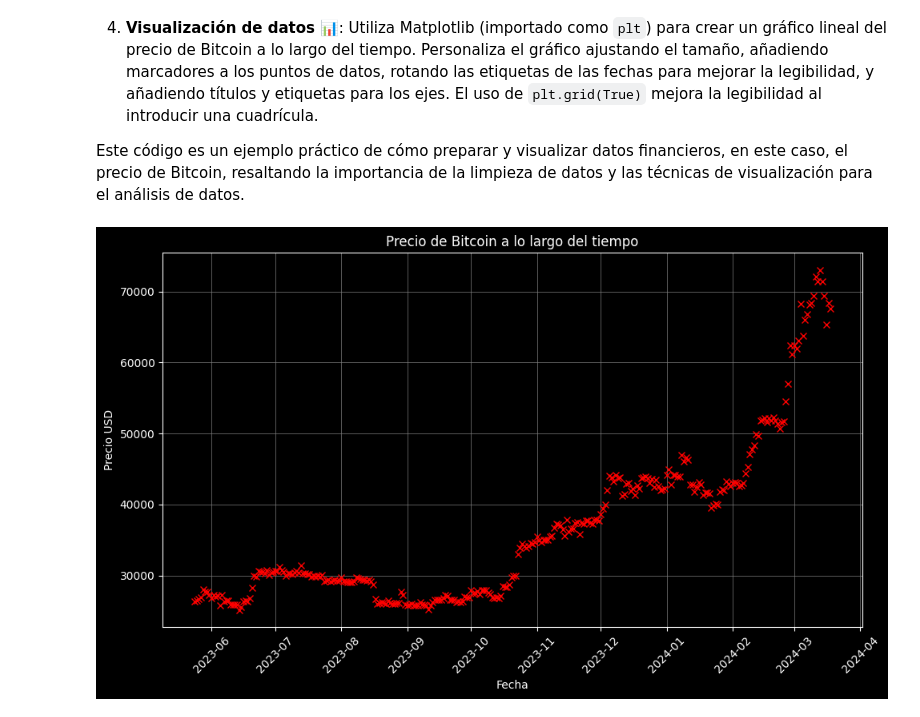
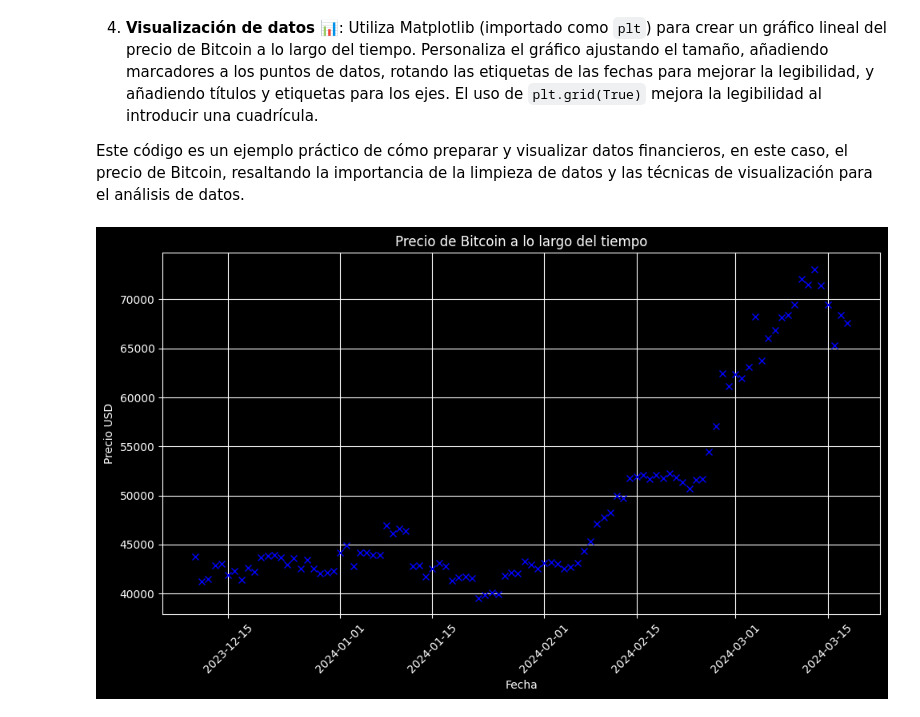
Before and after one commit to caesar-dat-com/Quick_programming_tasks, a Jupyter notebook: scatter plot/scatter plot.ipynb, the cells around one changed output. Cells and saved outputs as stored; diff of their text form; code cells hidden in the pictures.

```diff
--- a/scatter plot/scatter plot.ipynb
+++ b/scatter plot/scatter plot.ipynb
@@ -102,25 +102,22 @@ Este fragmento de código lleva a cabo una serie de operaciones para manipular y
 
 Este código es un ejemplo práctico de cómo preparar y visualizar datos financieros, en este caso, el precio de Bitcoin, resaltando la importancia de la limpieza de datos y las técnicas de visualización para el análisis de datos.
 # %%
-df = pd.read_csv(archivo_csv, nrows=300)
+df = pd.read_csv(archivo_csv, nrows=100)
 
+# Convertir la columna 'Date' a tipo datetime
 df['Date'] = pd.to_datetime(df['Date'])
 
-df['Price'] = df['Price'].str.replace(',', '').astype(float)
-plt.style.use('dark_background')
+df['Price'] = df['Price'].str.replace(',','').astype(float)
 
+# Graficar
 plt.figure(figsize=(10, 6))
-
-plt.plot(df['Date'], df['Price'], marker='x', color='r', linestyle='')
-
-plt.title('Precio de Bitcoin a lo largo del tiempo', color='white')
-plt.xlabel('Fecha', color='white')
-plt.ylabel('Precio USD', color='white')
-plt.grid(True, which='both', axis='both', color='gray', linestyle='-', linewidth=0.5)
-
+plt.plot(df['Date'], df['Price'], marker='x', color='b', linestyle='')
+plt.title('Precio de Bitcoin a lo largo del tiempo')
+plt.xlabel('Fecha')
+plt.ylabel('Precio USD')
+plt.grid(True)
 plt.xticks(rotation=45)
-
 plt.tight_layout()
 plt.show()
 # %% [output]
-[figure, old version]
+[figure, new version]
```
